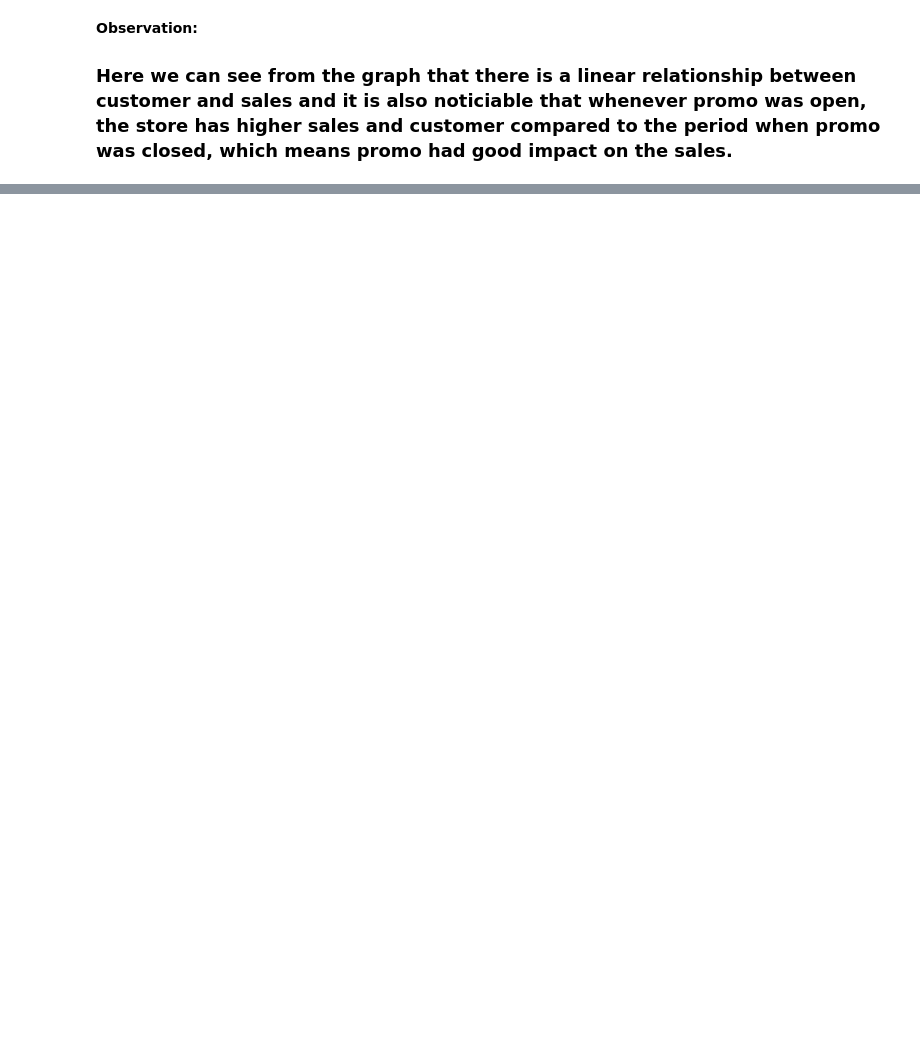
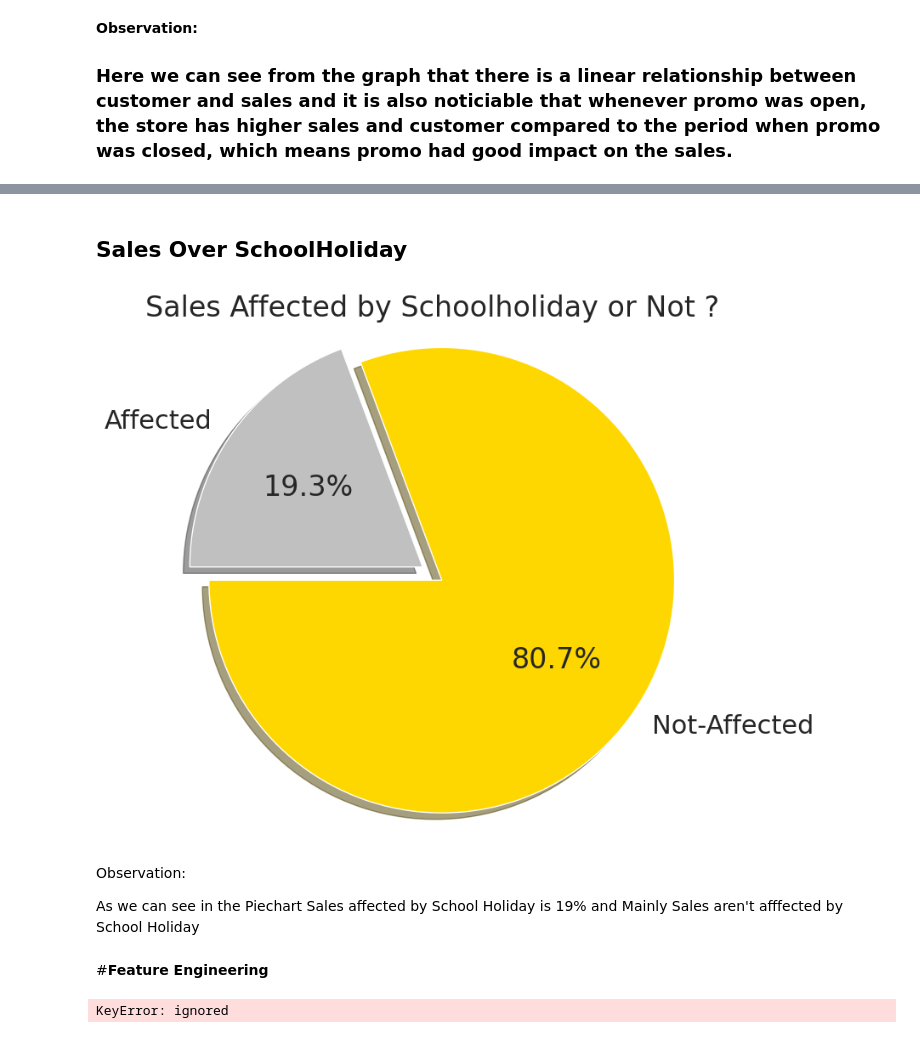
Before and after one commit to Tahan402/Retail-Sales-Prediction-Capstone, a Jupyter notebook: Retail_Sales_Prediction.ipynb, the cells around one changed output, grey strips where cells are left out. Drawn from its saved outputs; the diff is of its cells as text; code cells hidden in the pictures; blank space fills up the shorter version.

```diff
--- a/Retail_Sales_Prediction.ipynb
+++ b/Retail_Sales_Prediction.ipynb
@@ -487,0 +534,28 @@ Text(0.5, 1.0, 'Sales Distribution')
+# %% [markdown]
+## Sales Over SchoolHoliday
+# %%
+labels = 'Not-Affected' , 'Affected'
+sizes = new_df.SchoolHoliday.value_counts()
+colors = ['gold', 'silver']
+explode = (0.1, 0.0)
+plt.pie(sizes, explode=explode, labels=labels, colors=colors,
+        autopct='%1.1f%%', shadow=True, startangle=180)
+plt.axis('equal')
+plt.title("Sales Affected by Schoolholiday or Not ?")
+plt.plot()
+fig=plt.gcf()
+fig.set_size_inches(8,8)
+plt.show()
+# %% [output]
+[figure, added]
+# %% [markdown]
+Observation:
+
+As we can see in the Piechart Sales affected by School Holiday is 19% and Mainly Sales aren't afffected by School Holiday
+# %% [markdown]
+#**Feature Engineering**
+# %%
+# Dropped Store column as it contain only unique store id.
+new_df=new_df.drop(["Store"], axis=1)
+# %% [output]
+KeyError: ignored
```
Also changed, not shown: parts of 55 cells of this notebook.
